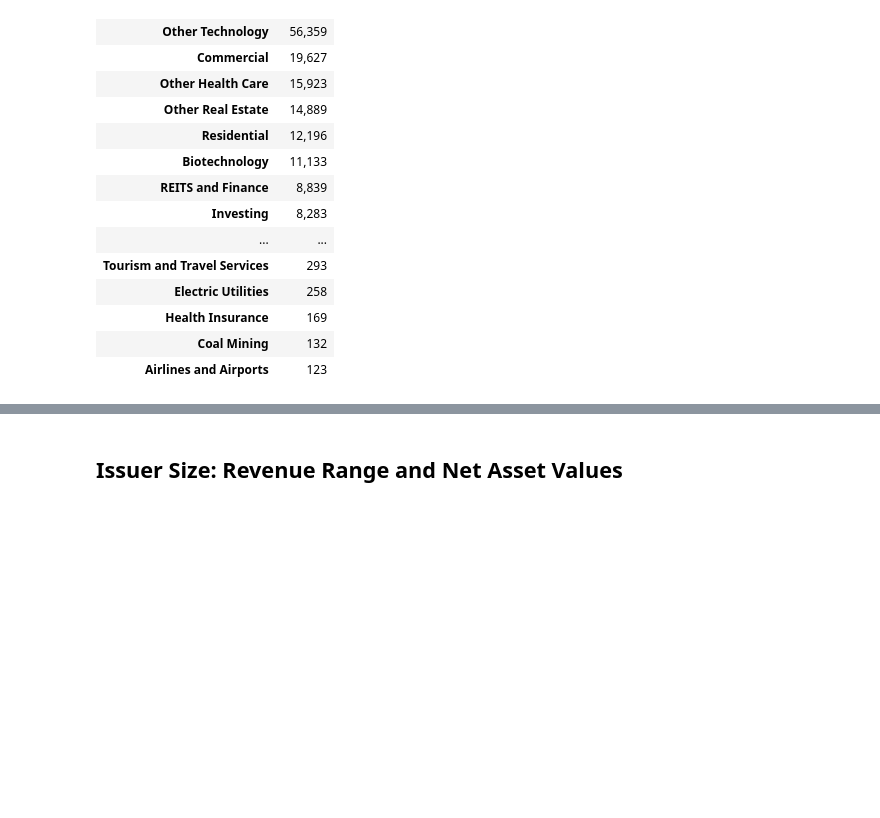
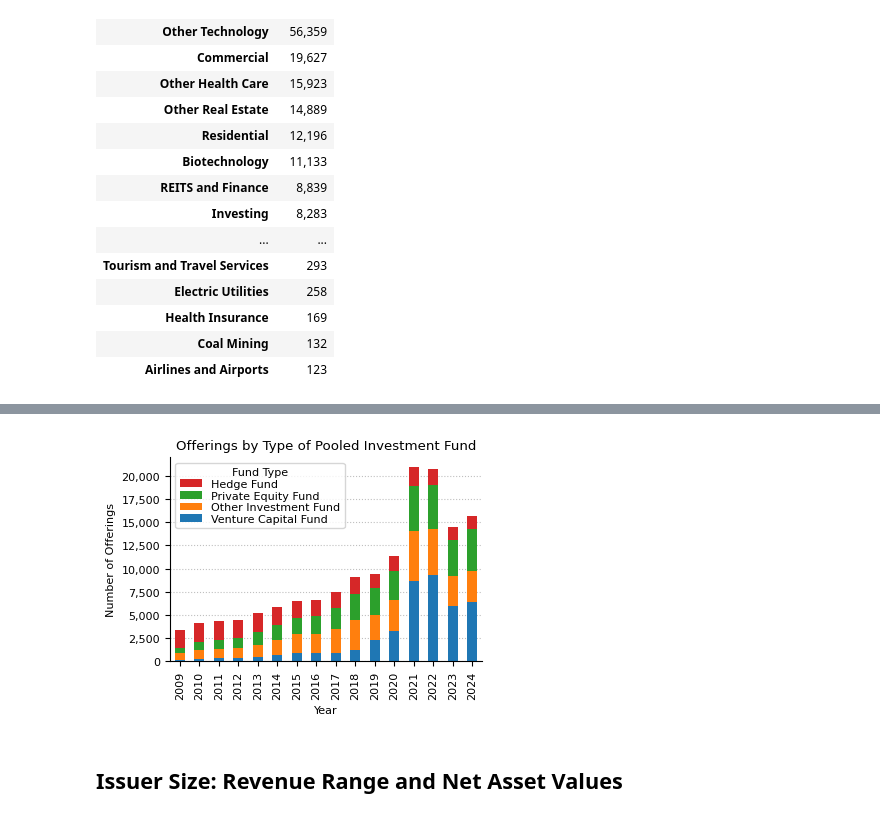
Before and after one commit to SEC-API-io/sec-api-cookbook, a Jupyter notebook: notebooks/form-d/form-d-tutorial-website.ipynb, the cells around one changed output, grey strips where cells are left out. Cells and saved outputs as stored; diff of their text form; code cells hidden in the pictures; blank space fills up the shorter version.

```diff
--- a/notebooks/form-d/form-d-tutorial-website.ipynb
+++ b/notebooks/form-d/form-d-tutorial-website.ipynb
@@ -657,0 +752,15 @@ industryGroupType
+# %%
+pooledFundTypesPiv = (
+    form_d_pooledInvestmentFunds.groupby(
+        ["offeringData.industryGroup.investmentFundInfo.investmentFundType", "year"]
+    )
+    .size()
+    .unstack()
+    .fillna(0)
+)
+pooledFundTypesPiv.index.name = "Pooled Investment Fund Type"
+pooledFundTypesPiv["total"] = pooledFundTypesPiv.sum(axis=1)
+pooledFundTypesPiv = pooledFundTypesPiv.sort_values(by="total", ascending=False)
+
+print("Offerings by Pooled Investment Fund Type per Year")
+pooledFundTypesPiv.apply(lambda x: x.apply(lambda y: f"{y:,}"), axis=1)
@@ -658,3 +775,26 @@ industryGroupType
+# %%
+fig, ax = plt.subplots(figsize=(4, 3))
+
+pooledFundTypesPiv.T.loc[2009:2024, :].plot(kind="bar", stacked=True, ax=ax)
+
+ax.set_title("Offerings by Type of Pooled Investment Fund")
+ax.set_xlabel("Year")
+ax.set_ylabel("Number of Offerings")
+ax.yaxis.set_major_formatter(mtick.StrMethodFormatter("{x:,.0f}"))
+ax.grid(axis="x")
+ax.set_axisbelow(True)
+handles, labels = ax.get_legend_handles_labels()
+ax.legend(
+    reversed(handles),
+    reversed(labels),
+    title="Fund Type",
+    labelspacing=0.15,
+)
+plt.xticks(rotation=90)
+plt.tight_layout()
+plt.show()
+# %% [output]
+[figure, added]
 # %% [markdown]
 ## Issuer Size: Revenue Range and Net Asset Values
 # %%
```
Also changed, not shown: parts of 7 cells of this notebook.
